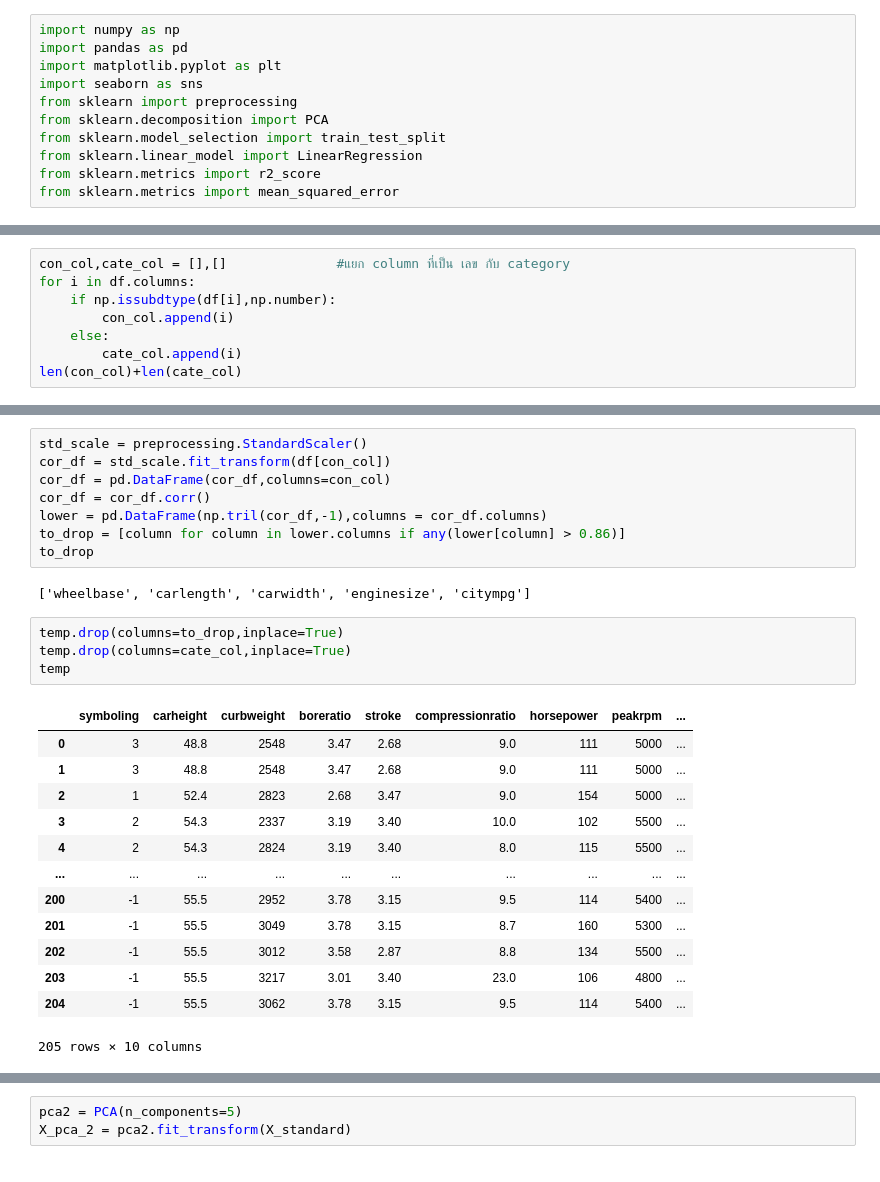
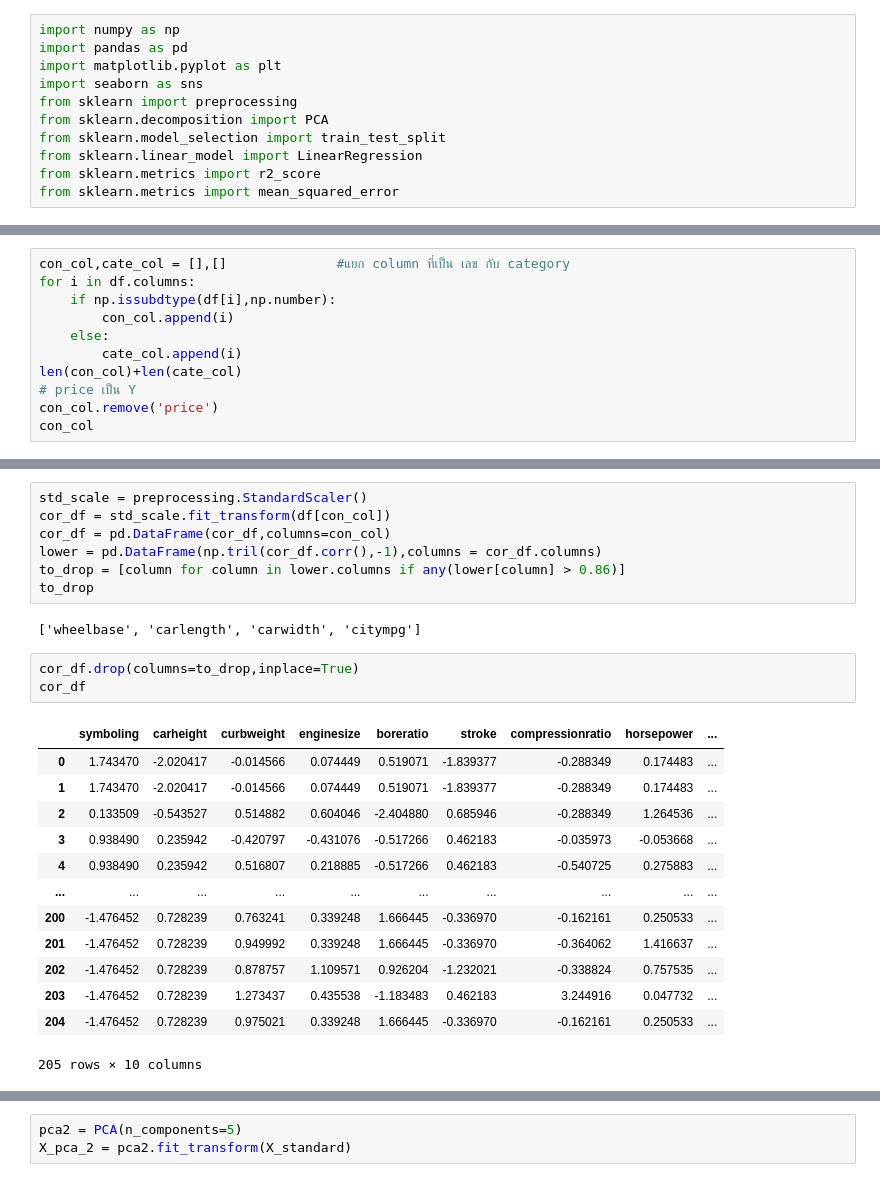
Before and after one commit to oathathat/ML_Kmitl_3D, a Jupyter notebook: Lab/Lab4.ipynb, the cells around one changed output, grey strips where cells are left out. Drawn from its saved outputs; the diff is of its cells as text.

```diff
--- a/Lab/Lab4.ipynb
+++ b/Lab/Lab4.ipynb
@@ -56,4 +35,7 @@ for i in df.columns:
     else:
         cate_col.append(i)
 len(con_col)+len(cate_col)
+# price เป็น Y
+con_col.remove('price')
+con_col
 # %% [output]
@@ -62,29 +57,27 @@ len(con_col)+len(cate_col)
 std_scale = preprocessing.StandardScaler()
 cor_df = std_scale.fit_transform(df[con_col])
 cor_df = pd.DataFrame(cor_df,columns=con_col)
-cor_df = cor_df.corr()
-lower = pd.DataFrame(np.tril(cor_df,-1),columns = cor_df.columns)
+lower = pd.DataFrame(np.tril(cor_df.corr(),-1),columns = cor_df.columns)
 to_drop = [column for column in lower.columns if any(lower[column] > 0.86)]
 to_drop
 # %% [output]
-['wheelbase', 'carlength', 'carwidth', 'enginesize', 'citympg']
+['wheelbase', 'carlength', 'carwidth', 'citympg']
 # %%
-temp.drop(columns=to_drop,inplace=True)
-temp.drop(columns=cate_col,inplace=True)
-temp
+cor_df.drop(columns=to_drop,inplace=True)
+cor_df
 # %% [output]
-|  | symboling | carheight | curbweight | boreratio | stroke | compressionratio | horsepower | peakrpm | ... |
-| 0 | 3 | 48.8 | 2548 | 3.47 | 2.68 | 9.0 | 111 | 5000 | ... |
-| 1 | 3 | 48.8 | 2548 | 3.47 | 2.68 | 9.0 | 111 | 5000 | ... |
-| 2 | 1 | 52.4 | 2823 | 2.68 | 3.47 | 9.0 | 154 | 5000 | ... |
-| 3 | 2 | 54.3 | 2337 | 3.19 | 3.40 | 10.0 | 102 | 5500 | ... |
-| 4 | 2 | 54.3 | 2824 | 3.19 | 3.40 | 8.0 | 115 | 5500 | ... |
+|  | symboling | carheight | curbweight | enginesize | boreratio | stroke | compressionratio | horsepower | ... |
+| 0 | 1.743470 | -2.020417 | -0.014566 | 0.074449 | 0.519071 | -1.839377 | -0.288349 | 0.174483 | ... |
+| 1 | 1.743470 | -2.020417 | -0.014566 | 0.074449 | 0.519071 | -1.839377 | -0.288349 | 0.174483 | ... |
+| 2 | 0.133509 | -0.543527 | 0.514882 | 0.604046 | -2.404880 | 0.685946 | -0.288349 | 1.264536 | ... |
+| 3 | 0.938490 | 0.235942 | -0.420797 | -0.431076 | -0.517266 | 0.462183 | -0.035973 | -0.053668 | ... |
+| 4 | 0.938490 | 0.235942 | 0.516807 | 0.218885 | -0.517266 | 0.462183 | -0.540725 | 0.275883 | ... |
 | ... | ... | ... | ... | ... | ... | ... | ... | ... | ... |
-| 200 | -1 | 55.5 | 2952 | 3.78 | 3.15 | 9.5 | 114 | 5400 | ... |
-| 201 | -1 | 55.5 | 3049 | 3.78 | 3.15 | 8.7 | 160 | 5300 | ... |
-| 202 | -1 | 55.5 | 3012 | 3.58 | 2.87 | 8.8 | 134 | 5500 | ... |
-| 203 | -1 | 55.5 | 3217 | 3.01 | 3.40 | 23.0 | 106 | 4800 | ... |
-| 204 | -1 | 55.5 | 3062 | 3.78 | 3.15 | 9.5 | 114 | 5400 | ... |
+| 200 | -1.476452 | 0.728239 | 0.763241 | 0.339248 | 1.666445 | -0.336970 | -0.162161 | 0.250533 | ... |
+| 201 | -1.476452 | 0.728239 | 0.949992 | 0.339248 | 1.666445 | -0.336970 | -0.364062 | 1.416637 | ... |
+| 202 | -1.476452 | 0.728239 | 0.878757 | 1.109571 | 0.926204 | -1.232021 | -0.338824 | 0.757535 | ... |
+| 203 | -1.476452 | 0.728239 | 1.273437 | 0.435538 | -1.183483 | 0.462183 | 3.244916 | 0.047732 | ... |
+| 204 | -1.476452 | 0.728239 | 0.975021 | 0.339248 | 1.666445 | -0.336970 | -0.162161 | 0.250533 | ... |
 205 rows × 10 columns
 # %%
 df_encode = pd.get_dummies(data=df[cate_col],columns= cate_col,drop_first=True)
```
Also changed, not shown: parts of 13 cells of this notebook, 1 other file.
